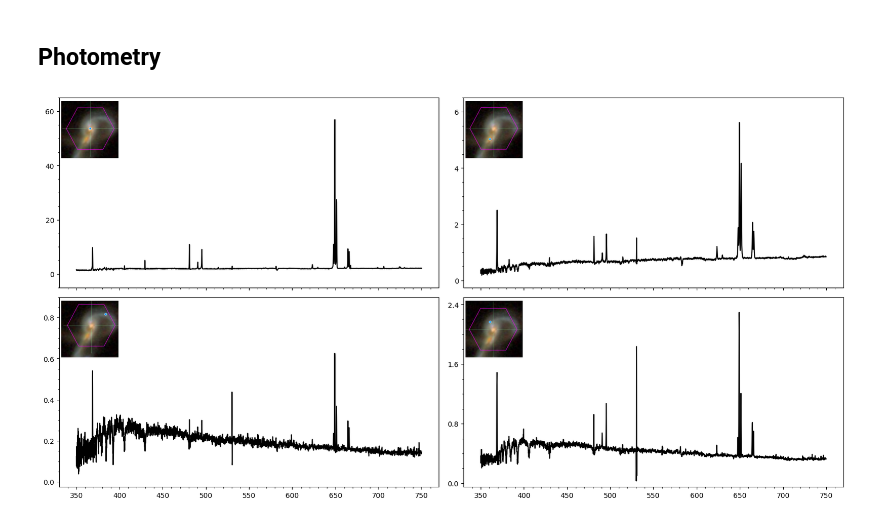
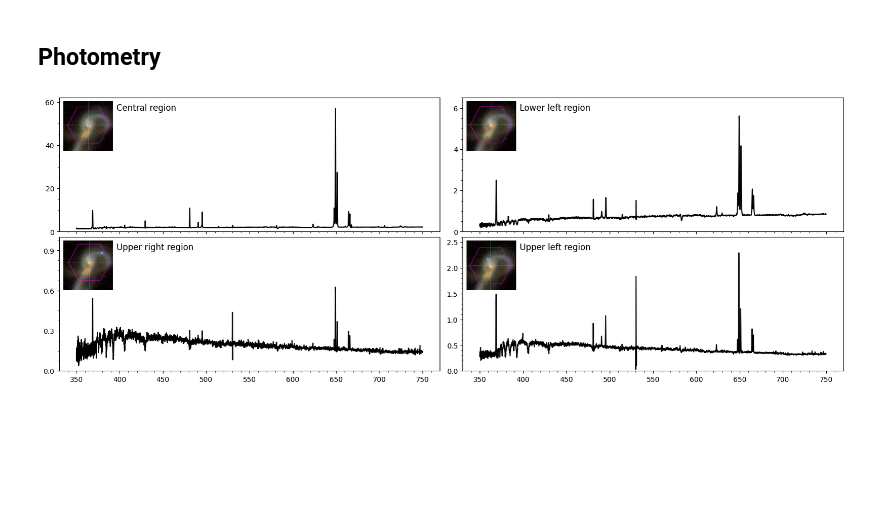
Before and after one commit to ed-ortizm/sdss, a Jupyter notebook: data_prep_illustrations/03_fiber_aperture.ipynb, the cells around one changed output. Cells and saved outputs as stored; diff of their text form; code cells hidden in the pictures; blank space fills up the shorter version.

```diff
--- a/data_prep_illustrations/03_fiber_aperture.ipynb
+++ b/data_prep_illustrations/03_fiber_aperture.ipynb
@@ -57,7 +57,9 @@ cube = Cube(plateifu='7443-12703')
 center_spaxel = cube[37, 37]
 spec_center = center_spaxel.flux.value
 wave_center = center_spaxel.flux.wavelength.value
-wave_center_rest, spec_center = spec_process(wave_center, spec_center, z=0.0518)
+wave_center_rest, spec_center = spec_process(
+    wave_center, spec_center, z=0.0518
+)
 # lower-left region
 ll_spaxel = cube[23, 32]
 spec_ll = ll_spaxel.flux.value
@@ -96,59 +98,80 @@ ul_img = ul_img[60:540, 55:535, :]
 # %%
 fig, axs = plt.subplots(
     2, 2,
-    figsize=(20, 10),
+    figsize=(20, 7),
     sharex=True
 )
+thumbnail_params = (-0.1, 0.63, 0.37, 0.37)
 # convert wave to nm
 # -------------------------------------------------------------
 # center
 axs[0,0].plot(wave_center_rest*0.1, spec_center, color='black')
 
-_ = add_thumbnail(axs[0,0], center_img)
+_ = add_thumbnail(axs[0,0], center_img, bbox_to_anchor=thumbnail_params)
 
-axs[0, 0].set_ylim(-5, 65)
+axs[0, 0].set_ylim(0, 62)
 center_ticks = [0, 20, 40, 60]
 axs[0, 0].set_yticks(center_ticks)
+
+axs[0, 0].text(
+    0.15, 0.925, 'Central region',
+    horizontalalignment="left", verticalalignment="center",
+    transform=axs[0, 0].transAxes, fontsize=12,
+)
 
 # -------------------------------------------------------------
 # lower-left
 axs[0,1].plot(wave_ll_rest*0.1, spec_ll, color='black')
-_ = add_thumbnail(axs[0,1], ll_img)
+_ = add_thumbnail(axs[0,1], ll_img, bbox_to_anchor=thumbnail_params)
 
-axs[0, 1].set_ylim(-0.25, 6.5)
+axs[0, 1].set_ylim(0, 6.5)
 ll_ticks = [0, 2, 4, 6]
 axs[0, 1].set_yticks(ll_ticks)
+axs[0, 1].text(
+    0.15, 0.925, 'Lower left region',
+    horizontalalignment="left", verticalalignment="center",
+    transform=axs[0, 1].transAxes, fontsize=12,
+)
 
 # -------------------------------------------------------------
 # upper-right
 axs[1,0].plot(wave_ur_rest*0.1, spec_ur, color='black')
 
-_ = add_thumbnail(axs[1,0], ur_img)
+_ = add_thumbnail(axs[1,0], ur_img, bbox_to_anchor=thumbnail_params)
 
-axs[1, 0].set_ylim(-0.025, 0.9)
-ur_ticks = [0, 0.2, 0.4, 0.6, 0.8]
+axs[1, 0].set_ylim(0, 1)
+ur_ticks = [0, 0.3, 0.6, 0.9]
 axs[1, 0].set_yticks(ur_ticks)
+axs[1, 0].text(
+    0.15, 0.925, 'Upper right region',
+    horizontalalignment="left", verticalalignment="center",
+    transform=axs[1, 0].transAxes, fontsize=12,
+)
+
 # -------------------------------------------------------------
 # upper-left
 axs[1,1].plot(wave_ul_rest*0.1, spec_ul, color='black')
 
-_ = add_thumbnail(axs[1,1], ul_img)
+_ = add_thumbnail(axs[1,1], ul_img, bbox_to_anchor=thumbnail_params)
 
-axs[1, 1].set_ylim(-0.05, 2.5)
-ul_ticks = [0, 0.8, 1.6, 2.4]
+axs[1, 1].set_ylim(0, 2.6)
+ul_ticks = [0, 0.5, 1.0, 1.5, 2.0, 2.5]
 axs[1, 1].set_yticks(ul_ticks)
+axs[1, 1].text(
+    0.15, 0.925, 'Upper left region',
+    horizontalalignment="left", verticalalignment="center",
+    transform=axs[1, 1].transAxes, fontsize=12,
+)
+
 #
 for ax in axs.flatten(): ax.minorticks_on()
 # adjust vertical space
-plt.subplots_adjust(
-    hspace=0.05,
-    wspace=0.065
-)
+plt.subplots_adjust(hspace=0.04, wspace=0.06)
 
 # save figure
 fig.savefig(
     f'{ch_3_dir}/fiber_aperture_spectra.pdf',
     bbox_inches='tight'
 )
 # %% [output]
-[figure, old version]
+[figure, new version]
```
Also changed, not shown: 2 other files.
